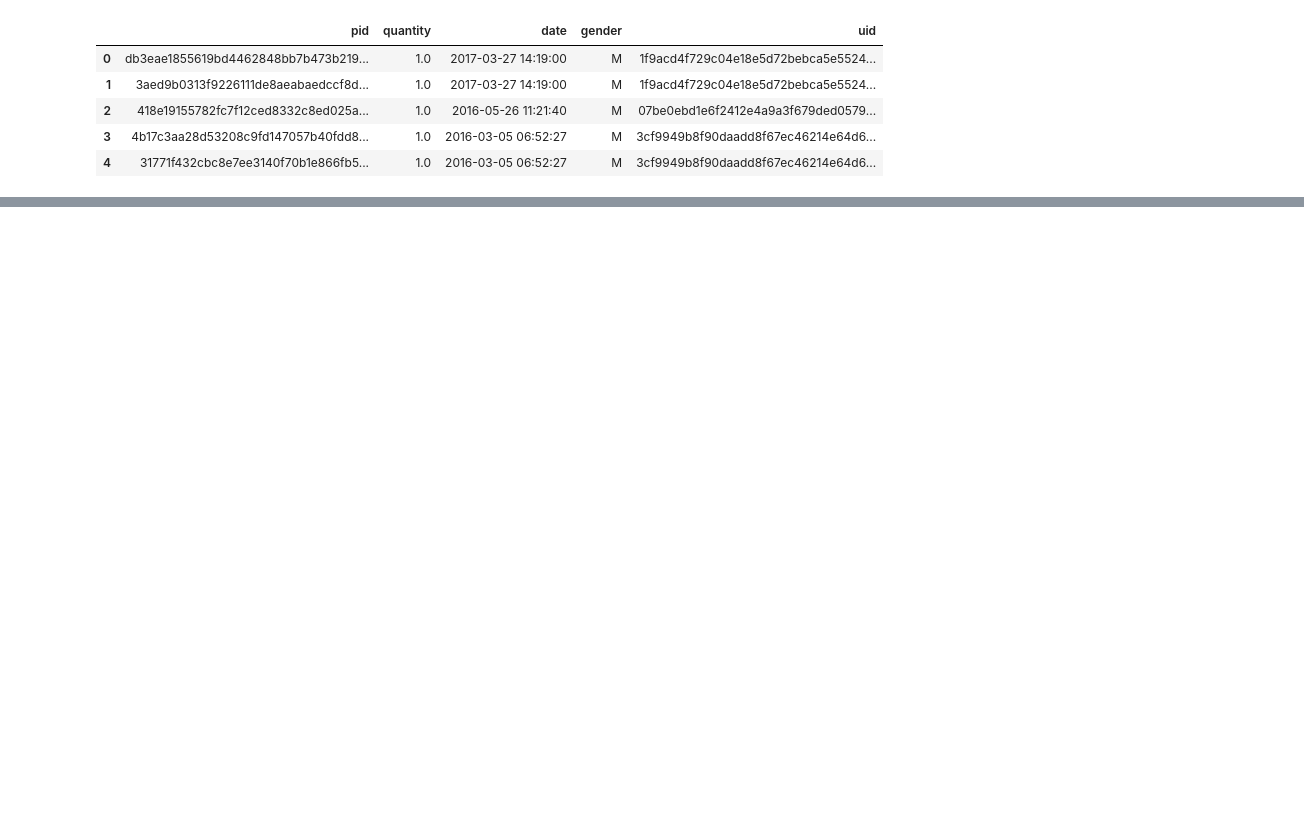
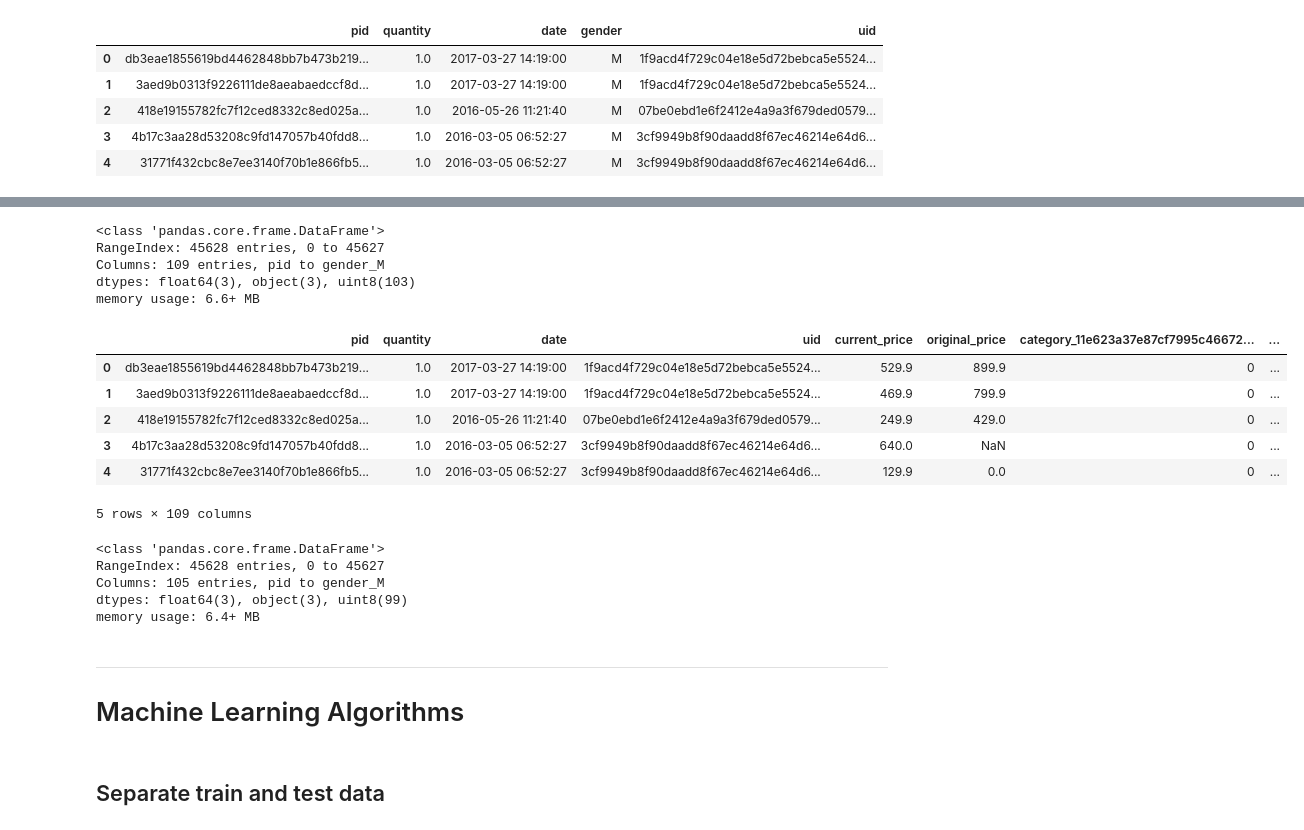
Before and after one commit to igoryamamoto/machine-learning-challenge, a Jupyter notebook: Igor.ipynb, the cells around one changed output, grey strips where cells are left out. Drawn from its saved outputs; the diff is of its cells as text; code cells hidden in the pictures; blank space fills up the shorter version.

```diff
--- a/Igor.ipynb
+++ b/Igor.ipynb
@@ -112,3 +115,5 @@ purchase.head()
 | 2 | 418e19155782fc7f12ced8332c8ed025a... | 1.0 | 2016-05-26 11:21:40 | M | 07be0ebd1e6f2412e4a9a3f679ded0579... |
 | 3 | 4b17c3aa28d53208c9fd147057b40fdd8... | 1.0 | 2016-03-05 06:52:27 | M | 3cf9949b8f90daadd8f67ec46214e64d6... |
 | 4 | 31771f432cbc8e7ee3140f70b1e866fb5... | 1.0 | 2016-03-05 06:52:27 | M | 3cf9949b8f90daadd8f67ec46214e64d6... |
+# %%
+purchase = purchase.join(catalog.set_index('pid'), on='pid')
@@ -114,0 +138,36 @@ purchase.head()
+# %%
+categorical = ['category', 'sub_category', 'sub_sub_category','gender']
+new_purchase = pd.get_dummies(purchase, columns=categorical)
+new_purchase.info()
+# %% [output]
+<class 'pandas.core.frame.DataFrame'>
+RangeIndex: 45628 entries, 0 to 45627
+Columns: 109 entries, pid to gender_M
+dtypes: float64(3), object(3), uint8(103)
+memory usage: 6.6+ MB
+# %%
+new_purchase.head()
+# %% [output]
+|  | pid | quantity | date | uid | current_price | original_price | category_11e623a37e87cf7995c46672... | ... |
+| 0 | db3eae1855619bd4462848bb7b473b219... | 1.0 | 2017-03-27 14:19:00 | 1f9acd4f729c04e18e5d72bebca5e5524... | 529.9 | 899.9 | 0 | ... |
+| 1 | 3aed9b0313f9226111de8aeabaedccf8d... | 1.0 | 2017-03-27 14:19:00 | 1f9acd4f729c04e18e5d72bebca5e5524... | 469.9 | 799.9 | 0 | ... |
+| 2 | 418e19155782fc7f12ced8332c8ed025a... | 1.0 | 2016-05-26 11:21:40 | 07be0ebd1e6f2412e4a9a3f679ded0579... | 249.9 | 429.0 | 0 | ... |
+| 3 | 4b17c3aa28d53208c9fd147057b40fdd8... | 1.0 | 2016-03-05 06:52:27 | 3cf9949b8f90daadd8f67ec46214e64d6... | 640.0 | NaN | 0 | ... |
+| 4 | 31771f432cbc8e7ee3140f70b1e866fb5... | 1.0 | 2016-03-05 06:52:27 | 3cf9949b8f90daadd8f67ec46214e64d6... | 129.9 | 0.0 | 0 | ... |
+5 rows × 109 columns
+# %%
+dummy_cols = ['category_c1bd5fd999bd577743936898ada96496b547af3c',
+'sub_category_f08770a96fb546673053ab799f5ea9cada06c06a',
+'sub_sub_category_2d2c44a2d8f18a6271f0e8057313af68a46d0f24',
+'gender_F']
+purchase2 = new_purchase.drop(dummy_cols, 1)
+purchase2.info()
+# %% [output]
+<class 'pandas.core.frame.DataFrame'>
+RangeIndex: 45628 entries, 0 to 45627
+Columns: 105 entries, pid to gender_M
+dtypes: float64(3), object(3), uint8(99)
+memory usage: 6.4+ MB
+# %% [markdown]
+---
+# Machine Learning Algorithms
@@ -114,0 +177,2 @@ purchase.head()
+# %% [markdown]
+## Separate train and test data
```
Also changed, not shown: parts of 9 cells of this notebook, 2 other files.
